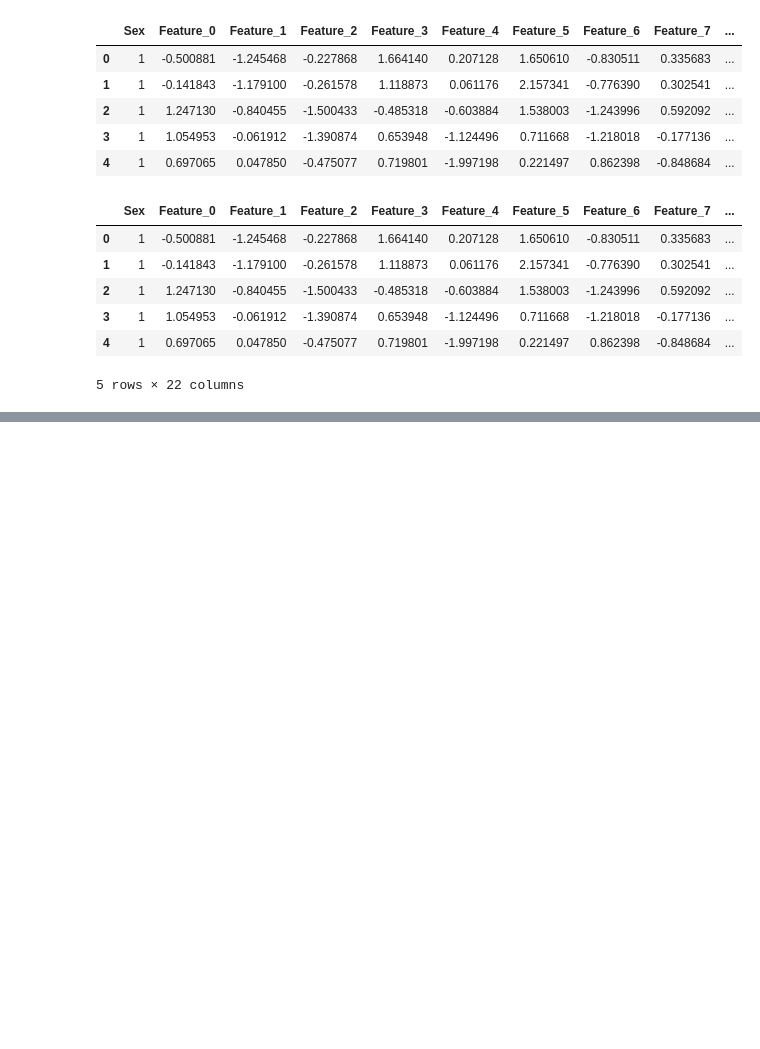
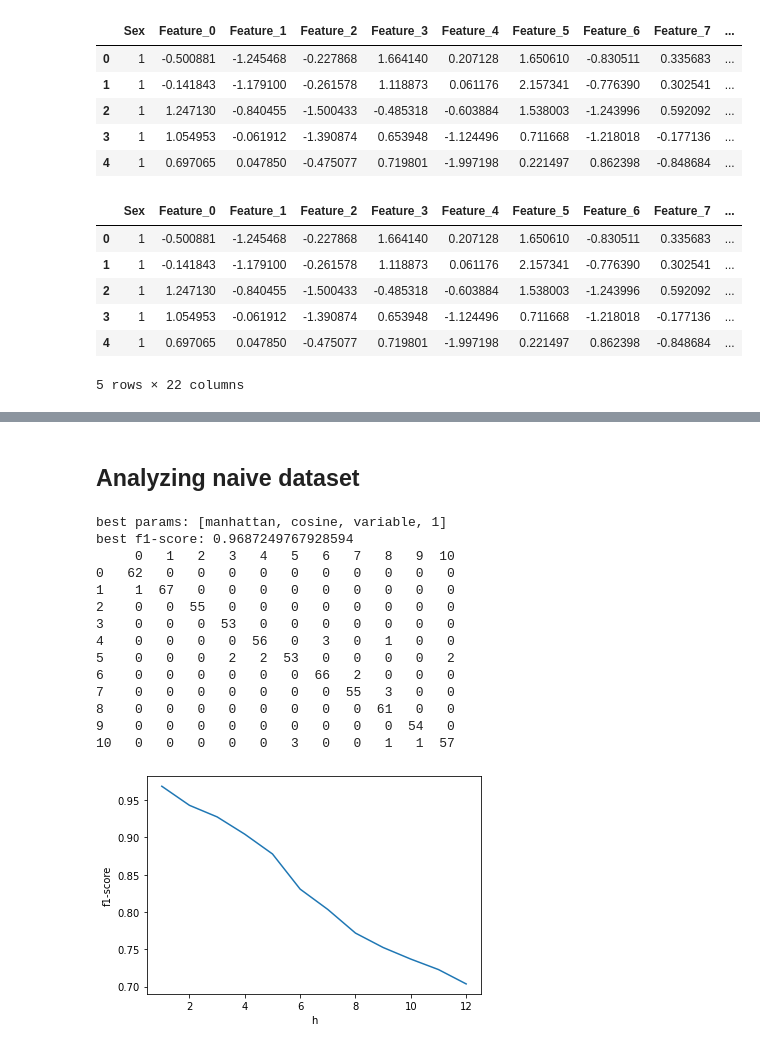
Before and after one commit to cannor147/itmo-ml, a Jupyter notebook: lab01-knn/src/solution.ipynb, the cells around one changed output, grey strips where cells are left out. Cells and saved outputs as stored; diff of their text form; code cells hidden in the pictures; blank space fills up the shorter version.

```diff
--- a/lab01-knn/src/solution.ipynb
+++ b/lab01-knn/src/solution.ipynb
@@ -106,0 +121,6 @@ data_smarter.head()
+# %%
+x_naive = data_naive.drop('Class', axis = 1).values.tolist()
+y_naive = data_naive.loc[:, ['Class']].values.tolist()
+
+x_smarter = data_smarter.drop(data['Class'].unique(), axis = 1).values.tolist()
+y_smarter = data_smarter[data['Class'].unique()].values.tolist()
@@ -106,0 +231,13 @@ data_smarter.head()
+# %%
+def guess_parameters(x, y):
+    best_f1 = 0
+    for metric in metrics.keys():
+        for kernel in kernels.keys():
+            for window in windows.keys():
+                for h in range(1, 4):
+                    params = Params(metric, kernel, window, h)
+                    matrix, f1 = leave_one_out(x, y, params)
+                    if f1 >= best_f1:
+                        best_f1 = f1
+                        best_params = params
+    return best_params
@@ -106,0 +248,38 @@ data_smarter.head()
+# %%
+def analyze(x, y):
+    best_params = guess_parameters(x, y)
+    matrix, f1 = leave_one_out(x, y, best_params)
+    print("best params:", best_params)
+    print("best f1-score:", f1)
+    print(pd.DataFrame(matrix))
+    print()
+
+    scores = []
+    for h in range(1, 13):
+        params = Params(best_params.metric, best_params.kernel, best_params.window, h)
+        matrix, score = leave_one_out(x, y, params)
+        scores.append(score)
+    plt.plot(range(1, 13), scores)
+    plt.xlabel("h")
+    plt.ylabel("f1-score")
+    plt.show()
+# %% [markdown]
+## Analyzing naive dataset
+# %%
+analyze(x_naive, y_naive)
+# %% [output]
+best params: [manhattan, cosine, variable, 1]
+best f1-score: 0.9687249767928594
+     0   1   2   3   4   5   6   7   8   9  10
+0   62   0   0   0   0   0   0   0   0   0   0
+1    1  67   0   0   0   0   0   0   0   0   0
+2    0   0  55   0   0   0   0   0   0   0   0
+3    0   0   0  53   0   0   0   0   0   0   0
+4    0   0   0   0  56   0   3   0   1   0   0
+5    0   0   0   2   2  53   0   0   0   0   2
+6    0   0   0   0   0   0  66   2   0   0   0
+7    0   0   0   0   0   0   0  55   3   0   0
+8    0   0   0   0   0   0   0   0  61   0   0
+9    0   0   0   0   0   0   0   0   0  54   0
+10   0   0   0   0   0   3   0   0   1   1  57
+[figure, added]
```
Also changed, not shown: parts of 19 cells of this notebook, 1 other file.
